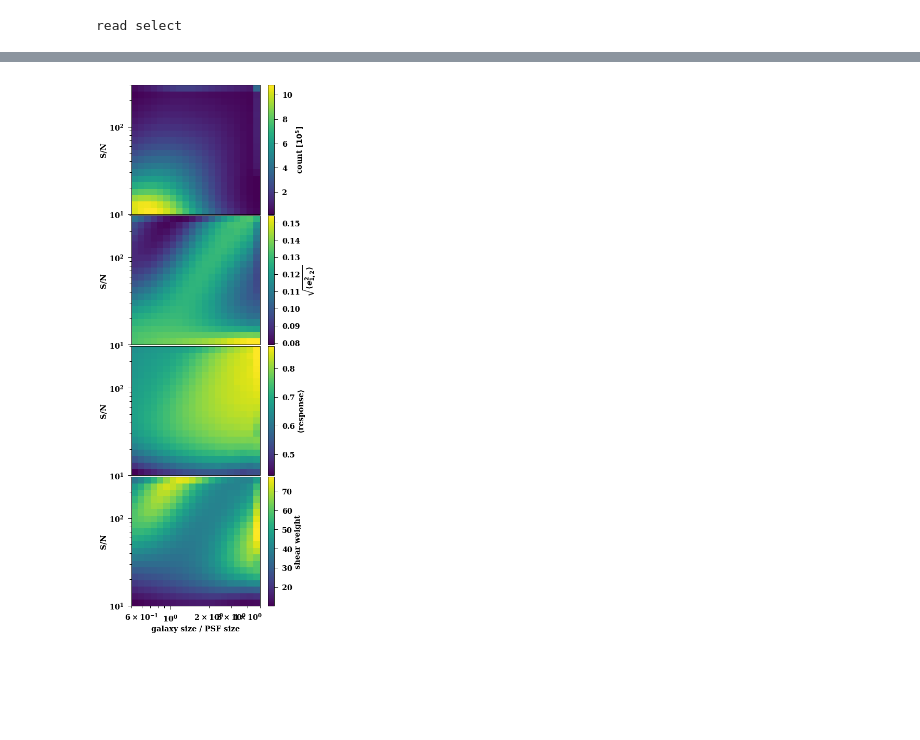
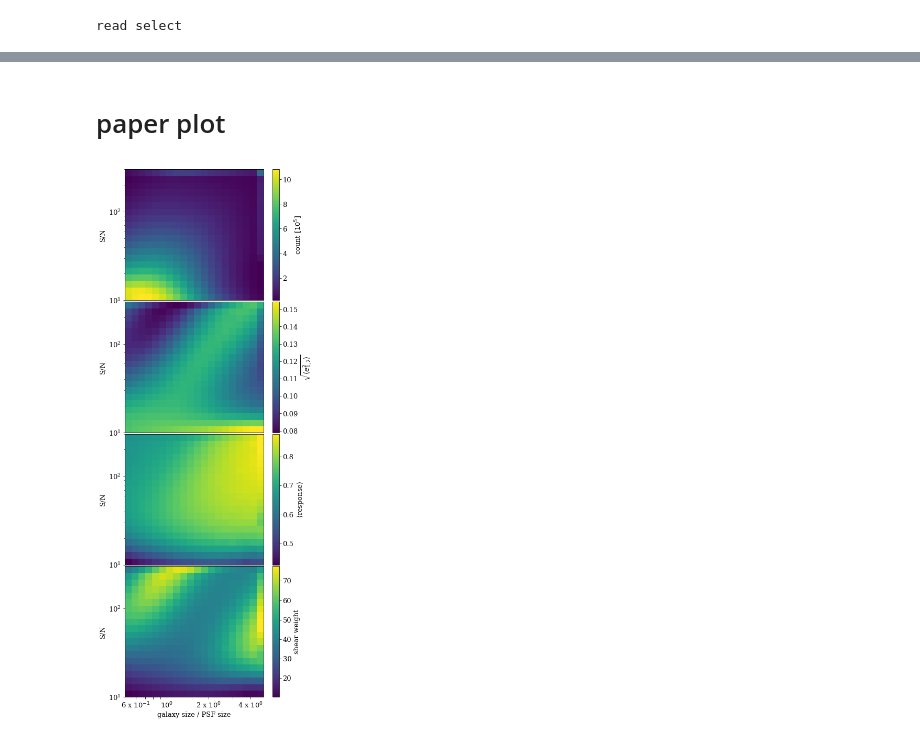
Before and after one commit to des-science/Y3_shearcat_tests, a Jupyter notebook: Weights/plots.ipynb, the cells around one changed output, grey strips where cells are left out. Saved outputs shown, nothing was run; the diff lists cells and outputs as text; code cells hidden in the pictures; blank space fills up the shorter version.

Commit message:
changes to weights notebook

```diff
--- a/Weights/plots.ipynb
+++ b/Weights/plots.ipynb
@@ -243,8 +267,10 @@ Text(0,0.5,'cumulative mean-shear FOM')
+# %% [markdown]
+# paper plot
 # %%
 import pylab as mplot
 import matplotlib.ticker as ticker
 
-font = {'size'   : 10}
+font = {'size'   : 13}
 mplot.rc('font', **font)
 mplot.rc('text', usetex=False)
 mplot.rc('font', family='serif')
@@ -269,32 +295,50 @@ plt.yscale('log')
 plt.ylabel("S/N")
 im.axes.get_xaxis().set_visible(False)
 fig.colorbar(im, ax=ax, label=r"$\sqrt{\langle e_{1,2}^2\rangle}$")
 
 ax = plt.subplot(413)
 X, Y = np.meshgrid(yedges, xedges)
 im = ax.pcolormesh(X, Y, new_response)
 plt.xscale('log')
 plt.yscale('log')
 plt.ylabel("S/N")
 im.axes.get_xaxis().set_visible(False)
 fig.colorbar(im, ax=ax, label=r"$\langle$response$\rangle$")
 
 ax = plt.subplot(414)
 X, Y = np.meshgrid(yedges, xedges)
 im = ax.pcolormesh(X, Y, 1/(new_meanes/new_response)**2)
 
 im.axes.get_xaxis().get_ticklabels()[3].set_visible(False)
 plt.xscale('log')
 plt.yscale('log')
 plt.ylabel("S/N")
 plt.xlabel("galaxy size / PSF size")
 fig.colorbar(im, ax=ax, label="shear weight")
 
 #plt.setp(ax.get_xticklabels(), rotation=30, horizontalalignment='right')
+plt.minorticks_off()
+ax.set_xticks(np.array([0.6,0.7,0.8,0.9,1.,2.,3.,4.,]))
+ax.set_xticklabels(np.array([r'6 x $10^{-1}$','','','',r'$10^{0}$',r'2 x $10^{0}$','',r'4 x $10^{0}$']))
+
 
 plt.tight_layout()
 plt.subplots_adjust(hspace=0.01)
 
-plt.savefig("/global/u1/d/dgruen/work/Y3_shearcat_tests/Weights/shear_weights.pdf")
+import pickle
+def save_obj( name,obj ):
+    with open( name + '.pkl', 'wb') as f:
+        pickle.dump(obj, f, pickle.HIGHEST_PROTOCOL)
+
+dictt=dict()
+dictt['counts'] = new_count/1.e5
+dictt['new_meanes'] = new_meanes
+dictt['response'] = new_response
+dictt['weight'] = 1/(new_meanes/new_response)**2
+dictt['X'] = X
+dictt['Y'] = Y
+save_obj('../final_plots_paper/everything_for_weights',dictt)
+
+#plt.savefig("/global/u1/d/dgruen/work/Y3_shearcat_tests/Weights/shear_weights.pdf")
 # %% [output]
-[figure, old version]
+[figure, new version]
```
Also changed, not shown: parts of 34 cells of this notebook.
